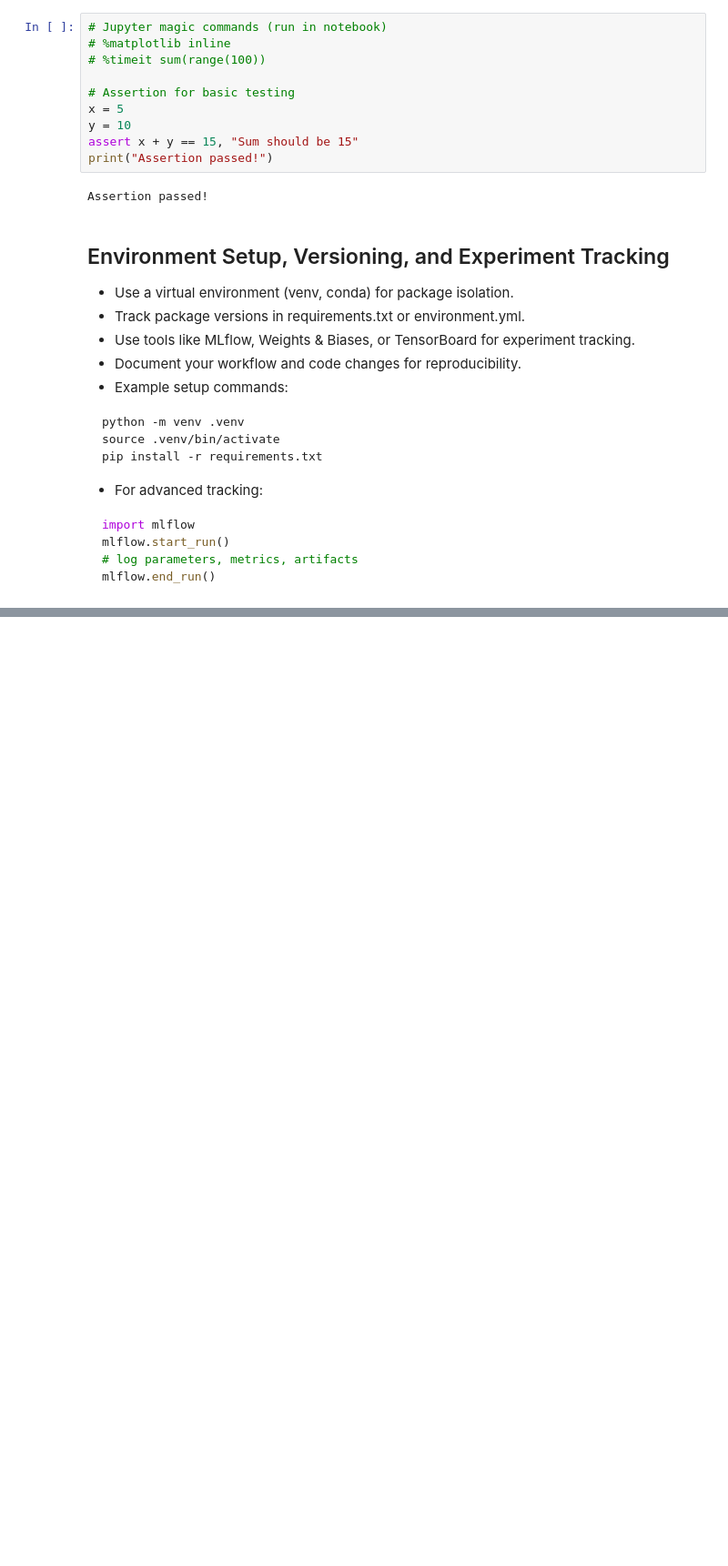
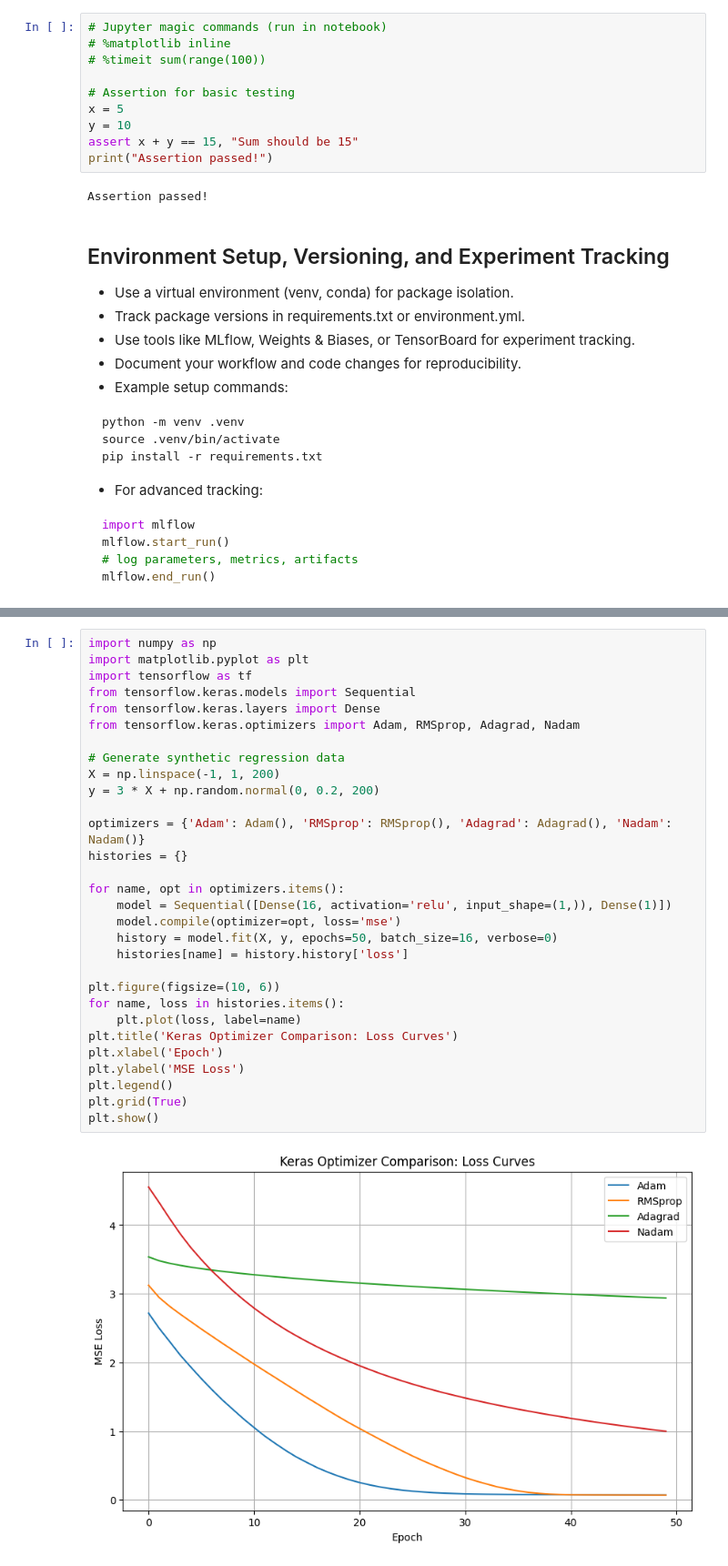
Before and after one commit to donniv86/Educational-Tutorial-PyTorch-Keras-for-Deep-Learning-, a Jupyter notebook: 0_python_basics/python_crash_course_healthcare.ipynb, the cells around one changed output, grey strips where cells are left out. Shown at 91% size. Drawn from its saved outputs; the diff is of its cells as text; blank space fills up the shorter version.

```diff
--- a/0_python_basics/python_crash_course_healthcare.ipynb
+++ b/0_python_basics/python_crash_course_healthcare.ipynb
@@ -819,0 +1073,32 @@ mlflow.end_run()
+# %%
+import numpy as np
+import matplotlib.pyplot as plt
+import tensorflow as tf
+from tensorflow.keras.models import Sequential
+from tensorflow.keras.layers import Dense
+from tensorflow.keras.optimizers import Adam, RMSprop, Adagrad, Nadam
+
+# Generate synthetic regression data
+X = np.linspace(-1, 1, 200)
+y = 3 * X + np.random.normal(0, 0.2, 200)
+
+optimizers = {'Adam': Adam(), 'RMSprop': RMSprop(), 'Adagrad': Adagrad(), 'Nadam': Nadam()}
+histories = {}
+
+for name, opt in optimizers.items():
+    model = Sequential([Dense(16, activation='relu', input_shape=(1,)), Dense(1)])
+    model.compile(optimizer=opt, loss='mse')
+    history = model.fit(X, y, epochs=50, batch_size=16, verbose=0)
+    histories[name] = history.history['loss']
+
+plt.figure(figsize=(10, 6))
+for name, loss in histories.items():
+    plt.plot(loss, label=name)
+plt.title('Keras Optimizer Comparison: Loss Curves')
+plt.xlabel('Epoch')
+plt.ylabel('MSE Loss')
+plt.legend()
+plt.grid(True)
+plt.show()
+# %% [output]
+[figure, added]
```
Also changed, not shown: parts of 10 cells of this notebook.
